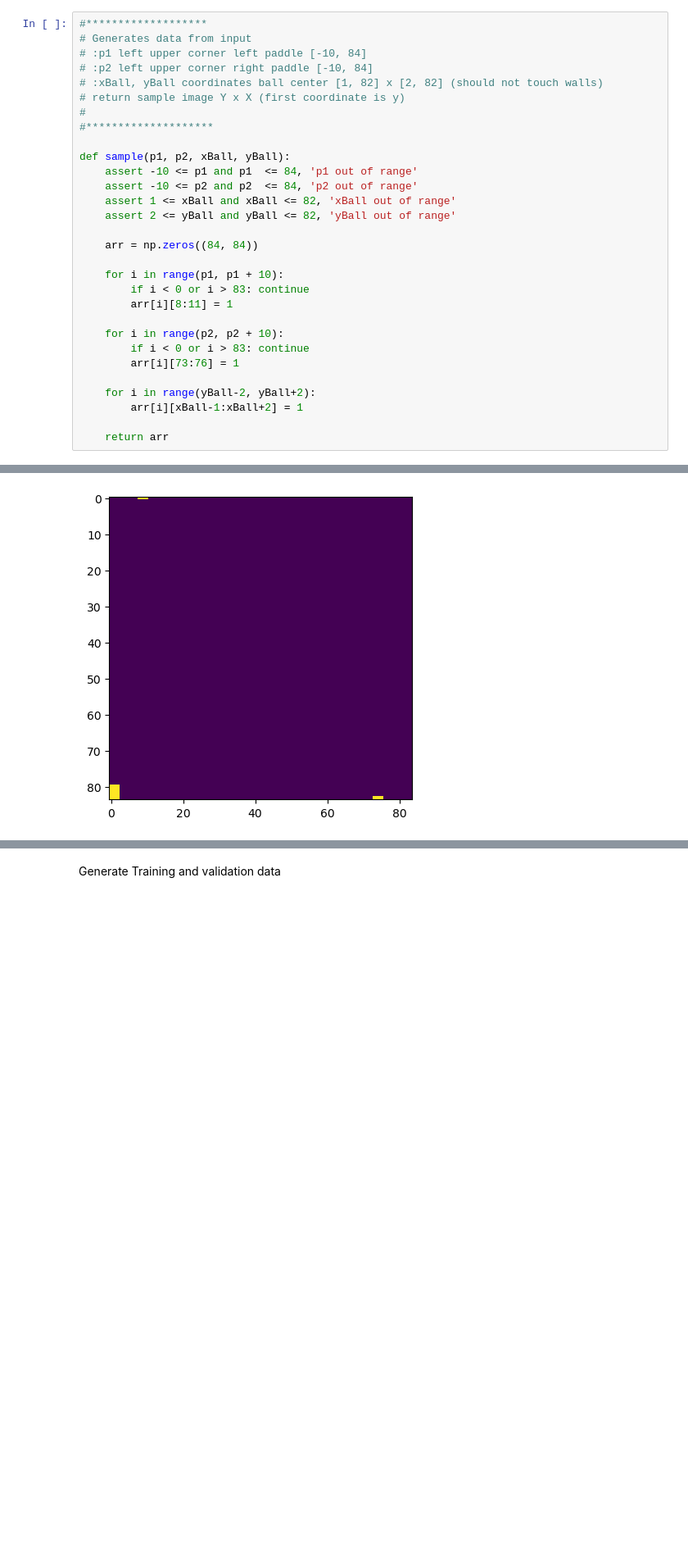
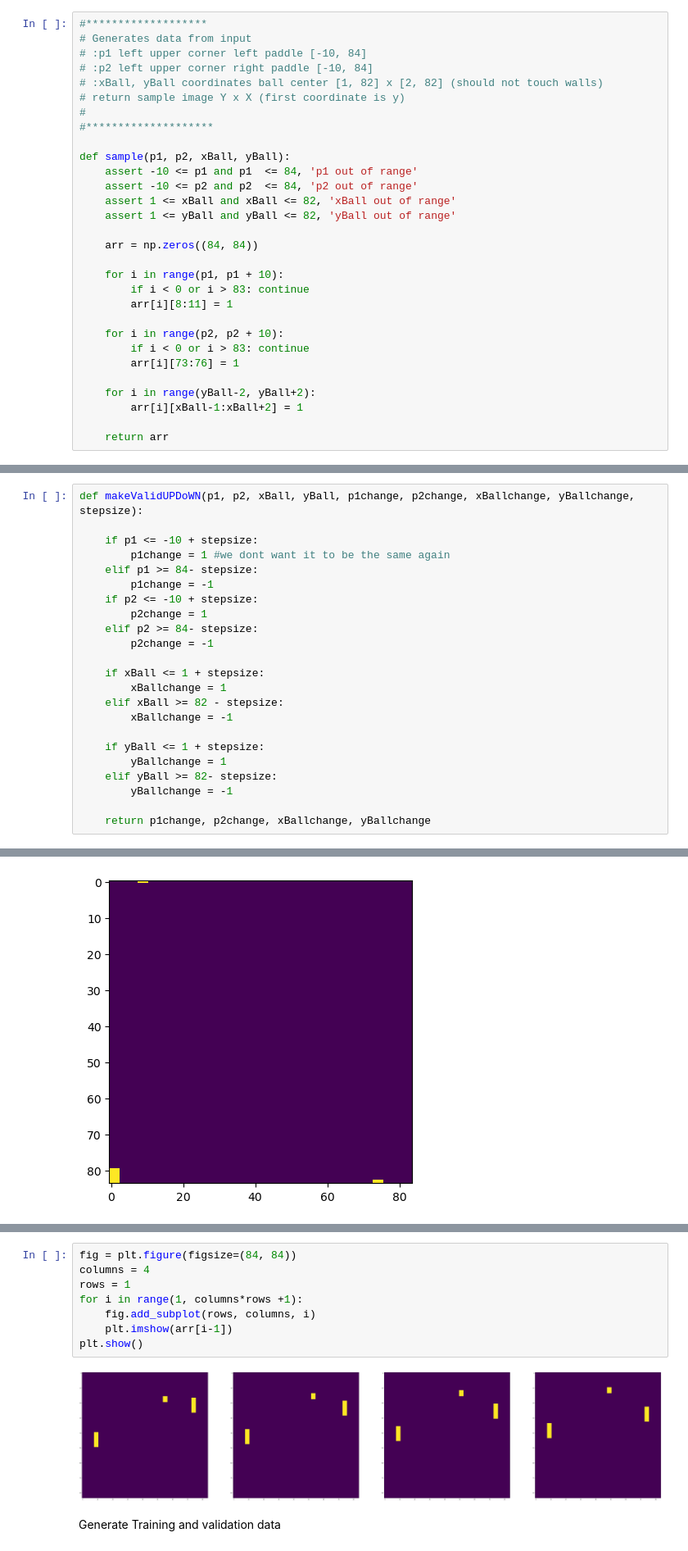
Before and after one commit to ericschreiber/Bachelorarbeit-Disentanglement-in-Reinforcement-Learning, a Jupyter notebook: Generate_data_hardcode.ipynb, the cells around one changed output, grey strips where cells are left out. Shown at 82% size. Saved outputs shown, nothing was run; the diff lists cells and outputs as text; blank space fills up the shorter version.

```diff
--- a/Generate_data_hardcode.ipynb
+++ b/Generate_data_hardcode.ipynb
@@ -65,7 +65,7 @@ def sample(p1, p2, xBall, yBall):
     assert -10 <= p1 and p1  <= 84, 'p1 out of range'
     assert -10 <= p2 and p2  <= 84, 'p2 out of range'
     assert 1 <= xBall and xBall <= 82, 'xBall out of range'
-    assert 2 <= yBall and yBall <= 82, 'yBall out of range'
+    assert 1 <= yBall and yBall <= 82, 'yBall out of range'
 
     arr = np.zeros((84, 84))
 
@@ -83,0 +133,23 @@ def sample(p1, p2, xBall, yBall):
+# %%
+def makeValidUPDoWN(p1, p2, xBall, yBall, p1change, p2change, xBallchange, yBallchange, stepsize):
+
+    if p1 <= -10 + stepsize:
+        p1change = 1 #we dont want it to be the same again
+    elif p1 >= 84- stepsize:
+        p1change = -1
+    if p2 <= -10 + stepsize:
+        p2change = 1
+    elif p2 >= 84- stepsize:
+        p2change = -1
+
+    if xBall <= 1 + stepsize:
+        xBallchange = 1
+    elif xBall >= 82 - stepsize:
+        xBallchange = -1
+
+    if yBall <= 1 + stepsize:
+        yBallchange = 1
+    elif yBall >= 82- stepsize:
+        yBallchange = -1
+
+    return p1change, p2change, xBallchange, yBallchange
@@ -89,3 +202,13 @@ plt.show()
+# %%
+fig = plt.figure(figsize=(84, 84))
+columns = 4
+rows = 1
+for i in range(1, columns*rows +1):
+    fig.add_subplot(rows, columns, i)
+    plt.imshow(arr[i-1])
+plt.show()
+# %% [output]
+[figure, added]
 # %% [markdown]
 Generate Training and validation data
 # %%
```
Also changed, not shown: parts of 9 cells of this notebook, 8 other files.
